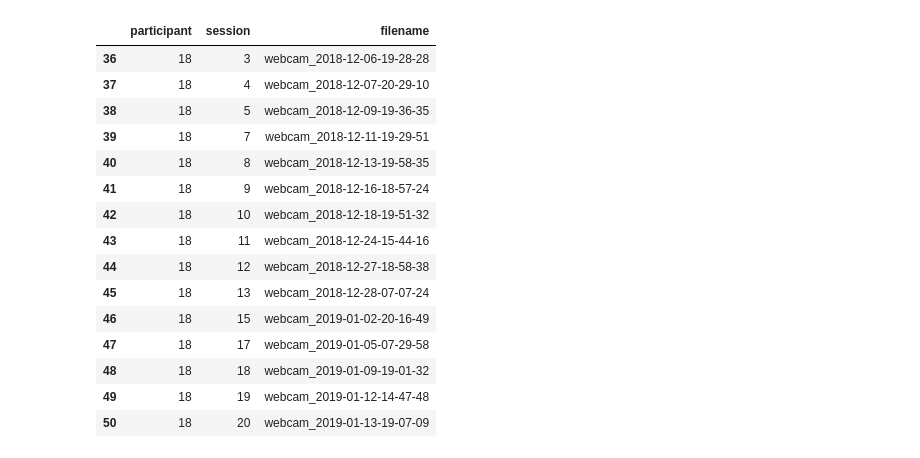
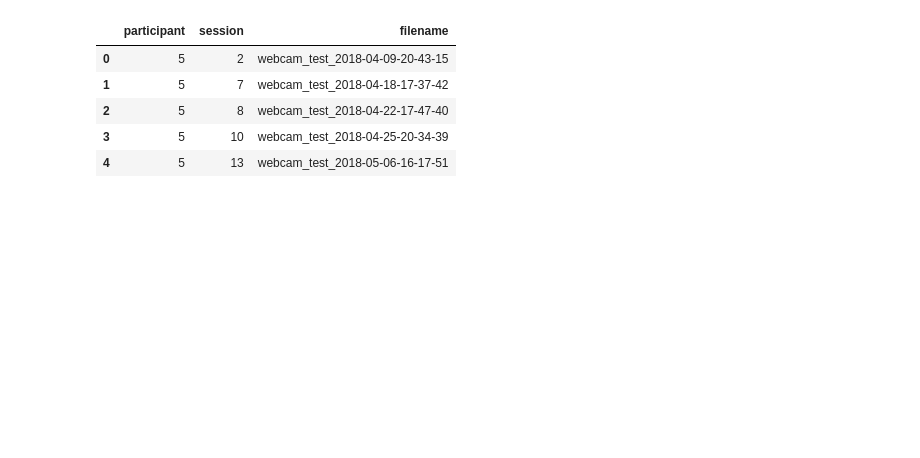
Before and after one commit to interaction-lab/exp_engagement, a Jupyter notebook: Data Processing/ROS/time_difference.ipynb, the cells around one changed output. Cells and saved outputs as stored; diff of their text form; code cells hidden in the pictures; blank space fills up the shorter version.

```diff
--- a/Data Processing/ROS/time_difference.ipynb
+++ b/Data Processing/ROS/time_difference.ipynb
@@ -6,33 +6,23 @@ import os
 import regex as re
 import time
 # %%
-participant = 18
-data_path = '../../../../../Google Drive File Stream/My Drive/USC Expeditions Year 5/Analysis/Engagement/Data/ROS/ROS_Sessions/p'+str(participant) +'/Interm'
-out = '../../../../../Google Drive File Stream/My Drive/USC Expeditions Year 5/Analysis/Engagement/Data/ROS/ROS_Sessions/p'+str(participant) +'_ros_timediff.csv'
+participant = 5
+data_path = '../../../../Google Drive File Stream/My Drive/USC Expeditions Year 5/Analysis/Engagement/Data/ROS/p'+str(participant) +'/Interm'
+out = '../../../../Google Drive File Stream/My Drive/USC Expeditions Year 5/Analysis/Engagement/Data/ROS/p'+str(participant) +'/Interm/p'+str(participant) +'_ros_timediff.csv'
 # %%
 # Lookup file: contains video filenames
 
-file = '../session_map.csv'
+file = 'session_map.csv'
 lookup = pd.read_csv(file)
 lookup = lookup[lookup['participant']==participant]
-lookup
+lookup.head()
 # %% [output]
 |  | participant | session | filename |
-| 36 | 18 | 3 | webcam_2018-12-06-19-28-28 |
-| 37 | 18 | 4 | webcam_2018-12-07-20-29-10 |
-| 38 | 18 | 5 | webcam_2018-12-09-19-36-35 |
-| 39 | 18 | 7 | webcam_2018-12-11-19-29-51 |
-| 40 | 18 | 8 | webcam_2018-12-13-19-58-35 |
-| 41 | 18 | 9 | webcam_2018-12-16-18-57-24 |
-| 42 | 18 | 10 | webcam_2018-12-18-19-51-32 |
-| 43 | 18 | 11 | webcam_2018-12-24-15-44-16 |
-| 44 | 18 | 12 | webcam_2018-12-27-18-58-38 |
-| 45 | 18 | 13 | webcam_2018-12-28-07-07-24 |
-| 46 | 18 | 15 | webcam_2019-01-02-20-16-49 |
-| 47 | 18 | 17 | webcam_2019-01-05-07-29-58 |
-| 48 | 18 | 18 | webcam_2019-01-09-19-01-32 |
-| 49 | 18 | 19 | webcam_2019-01-12-14-47-48 |
-| 50 | 18 | 20 | webcam_2019-01-13-19-07-09 |
+| 0 | 5 | 2 | webcam_test_2018-04-09-20-43-15 |
+| 1 | 5 | 7 | webcam_test_2018-04-18-17-37-42 |
+| 2 | 5 | 8 | webcam_test_2018-04-22-17-47-40 |
+| 3 | 5 | 10 | webcam_test_2018-04-25-20-34-39 |
+| 4 | 5 | 13 | webcam_test_2018-05-06-16-17-51 |
 # %%
 answer = pd.DataFrame(columns=['file', 'time_diff'])
 # %%
```
Also changed, not shown: parts of 2 cells of this notebook, 5 other files.
